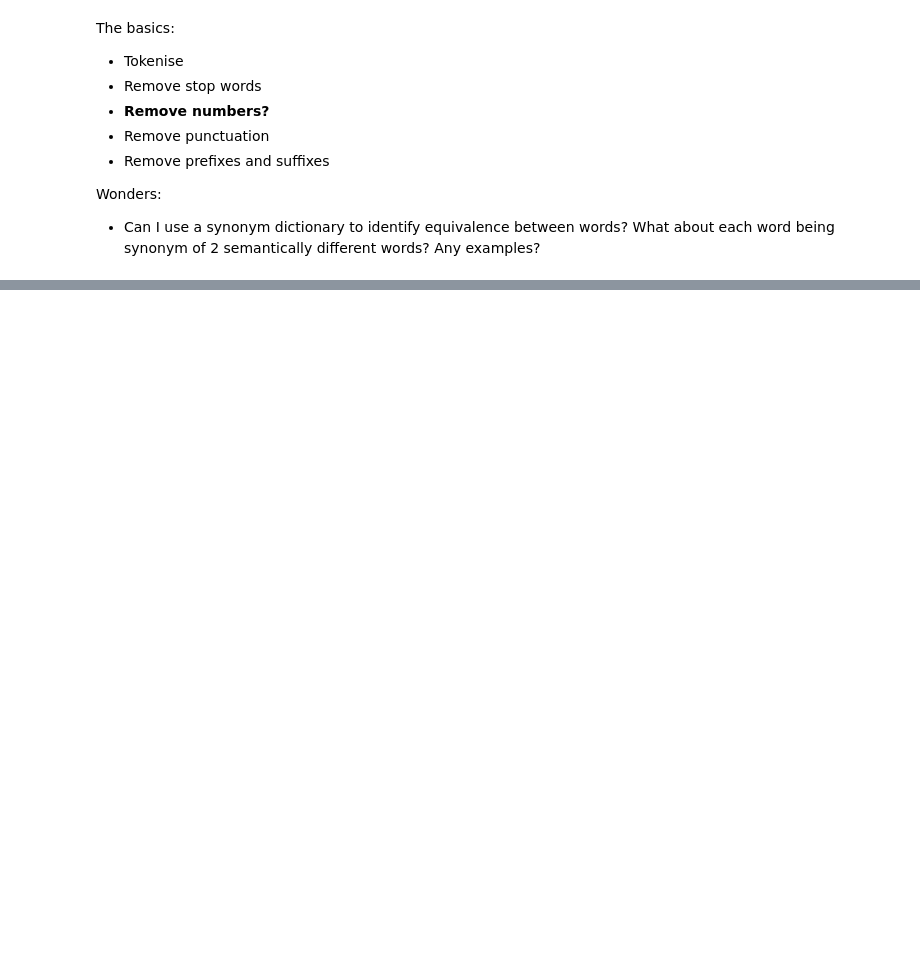
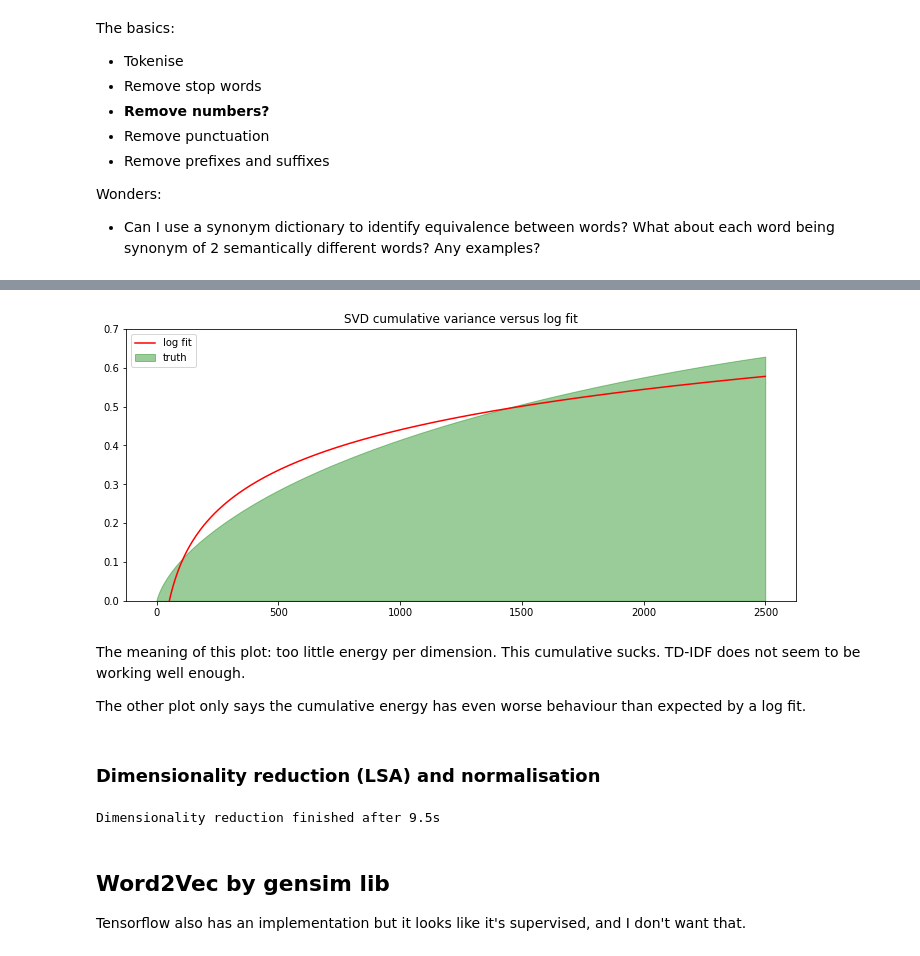
Before and after one commit to giuliano0/mo444-2018s1, a Jupyter notebook: lab3/src/exploration.ipynb, the cells around one changed output, grey strips where cells are left out. Cells and saved outputs as stored; diff of their text form; code cells hidden in the pictures; blank space fills up the shorter version.

```diff
--- a/lab3/src/exploration.ipynb
+++ b/lab3/src/exploration.ipynb
@@ -188,0 +193,37 @@ Type:      method
+# %%
+x = np.arange(len(tsvd.explained_variance_))
+y_cdf = np.cumsum(tsvd.explained_variance_)
+
+[c1, c2] = np.polyfit(np.log(1 + x), y_cdf, 1)
+
+y_fit = c1 * np.log(1+x) + c2
+
+plt.figure(figsize=(12,5))
+plt.fill_between(x, y_cdf, color='green', alpha=0.4, label='truth')
+plt.plot(x, y_fit, color='red', label='log fit')
+plt.ylim(0, 0.7)
+plt.title('SVD cumulative variance versus log fit')
+plt.legend(loc='upper left')
+plt.show()
+# %% [output]
+[figure, added]
+# %% [markdown]
+The meaning of this plot: too little energy per dimension. This cumulative sucks. TD-IDF does not seem to be working well enough.
+
+The other plot only says the cumulative energy has even worse behaviour than expected by a log fit.
+# %% [markdown]
+### Dimensionality reduction (LSA) and normalisation
+# %%
+trunc = TruncatedSVD(n_components=300)
+norm = Normalizer(norm='l2')
+lsa_pipe = make_pipeline(trunc, norm)
+
+t0 = time.time()
+tfidf_vecs = lsa_pipe.fit_transform(tfidf_vecs)
+
+print('Dimensionality reduction finished after %.1fs' % (time.time() - t0))
+# %% [output]
+Dimensionality reduction finished after 9.5s
+# %% [markdown]
+## Word2Vec by gensim lib
+Tensorflow also has an implementation but it looks like it's supervised, and I don't want that.
```
Also changed, not shown: parts of 42 cells of this notebook.
